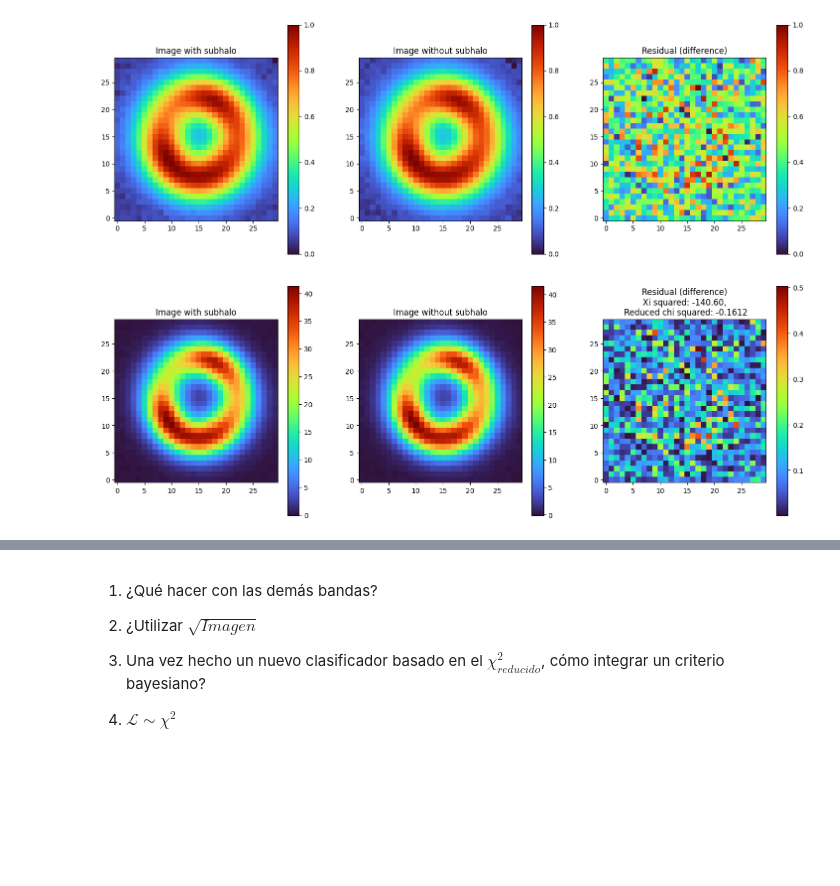
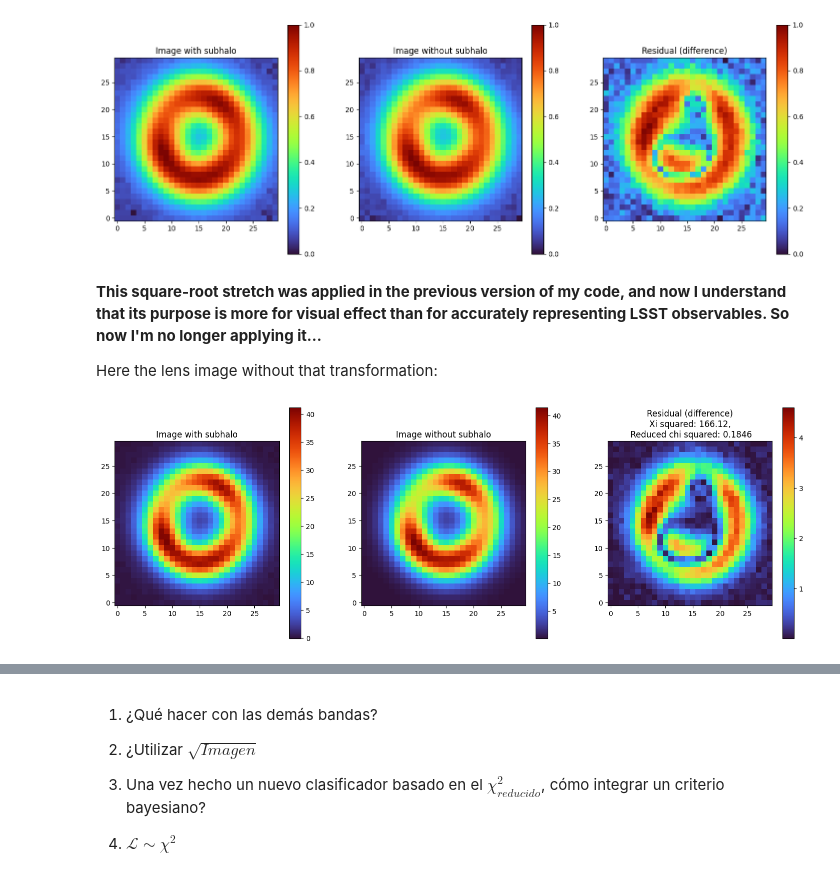
Before and after one commit to JuanDDiosRojas/PhD, a Jupyter notebook: Lenstronomy/single-band_generator.ipynb, the cells around one changed output, grey strips where cells are left out. Drawn from its saved outputs; the diff is of its cells as text; code cells hidden in the pictures; blank space fills up the shorter version.

```diff
--- a/Lenstronomy/single-band_generator.ipynb
+++ b/Lenstronomy/single-band_generator.ipynb
@@ -120,8 +140,8 @@ kwargs_model_nosub= {
 #Now the parameters for every model
 
 ##subhalo parameters, for an isothermal sphere (SIS) profile
-mass_subhalo = 1e6  # Mass of the subhalo in solar masses
-position_subhalo = [1.0,-1.0]  # Position of the subhalo in arcseconds
+mass_subhalo = 1e9  # Mass of the subhalo in solar masses
+position_subhalo = [0.0,1.3]  # Position of the subhalo in arcseconds
 
 M_sub = mass_subhalo * u.M_sun  # Masa del subhalo
 # Cálculo del radio de Einstein del subhalo en radianes
@@ -197,6 +217,7 @@ image_nosub = imSim_nosub.image(kwargs_lens=kwargs_lens_nosub, kwargs_source=kwa
                     kwargs_lens_light=None, kwargs_ps=None)
 
 # add noise
+image_nosub_nonoise = image_nosub.copy()
 image_sub += sim.noise_for_model(image_sub)
 image_nosub += sim.noise_for_model(image_nosub)
 # %%
@@ -217,31 +238,35 @@ plt.title('Residual (difference)')
 plt.colorbar()
 plt.show()
 # %% [output]
-[figure, old version]
+[figure, new version]
+# %% [markdown]
+**This square-root stretch was applied in the previous version of my code, and now I understand that its purpose is more for visual effect than for accurately representing LSST observables. So now I'm no longer applying it...**
+
+Here the lens image without that transformation:
 # %%
 #now we plot both images side by side and the residual
 plt.figure(figsize=(18,6))
 plt.subplot(1,3,1)
 plt.imshow(image_sub, origin='lower', cmap='turbo')
 plt.title('Image with subhalo')
 plt.colorbar()
 plt.subplot(1,3,2)
-plt.imshow(image_nosub, origin='lower', cmap='turbo')
+plt.imshow(image_nosub_nonoise, origin='lower', cmap='turbo')
 plt.title('Image without subhalo')
 plt.colorbar()
 plt.subplot(1,3,3)
-image_diff = image_sub - image_nosub
+image_diff = image_sub - image_nosub_nonoise
 plt.imshow(np.abs(image_diff), origin='lower', cmap='turbo')
 plt.title('Residual (difference)')
 plt.colorbar()
 #We add the xi squared in the title
-xi_squared = np.sum(((image_sub - image_nosub) ** 2) / (image_nosub + 1e-6))  # Adding a small value to avoid division by zero
+xi_squared = np.sum(((image_sub - image_nosub_nonoise) ** 2) / (image_nosub_nonoise + 1e-6))  # Adding a small value to avoid division by zero
 #and the reduced chi squared
-ndof = np.sum(image_nosub > 1e-6)  # Number of degrees of freedom
+ndof = np.sum(image_nosub_nonoise > 1e-6)  # Number of degrees of freedom
 chi_squared_reduced = xi_squared / ndof
 plt.title(f'Residual (difference)\nXi squared: {xi_squared:.2f},\n Reduced chi squared: {chi_squared_reduced:.4f}')
 
 #change the scale to arsecseconds
 plt.show()
 # %% [output]
-[figure, old version]
+[figure, new version]
```
Also changed, not shown: parts of 20 cells of this notebook, 2 other files.
